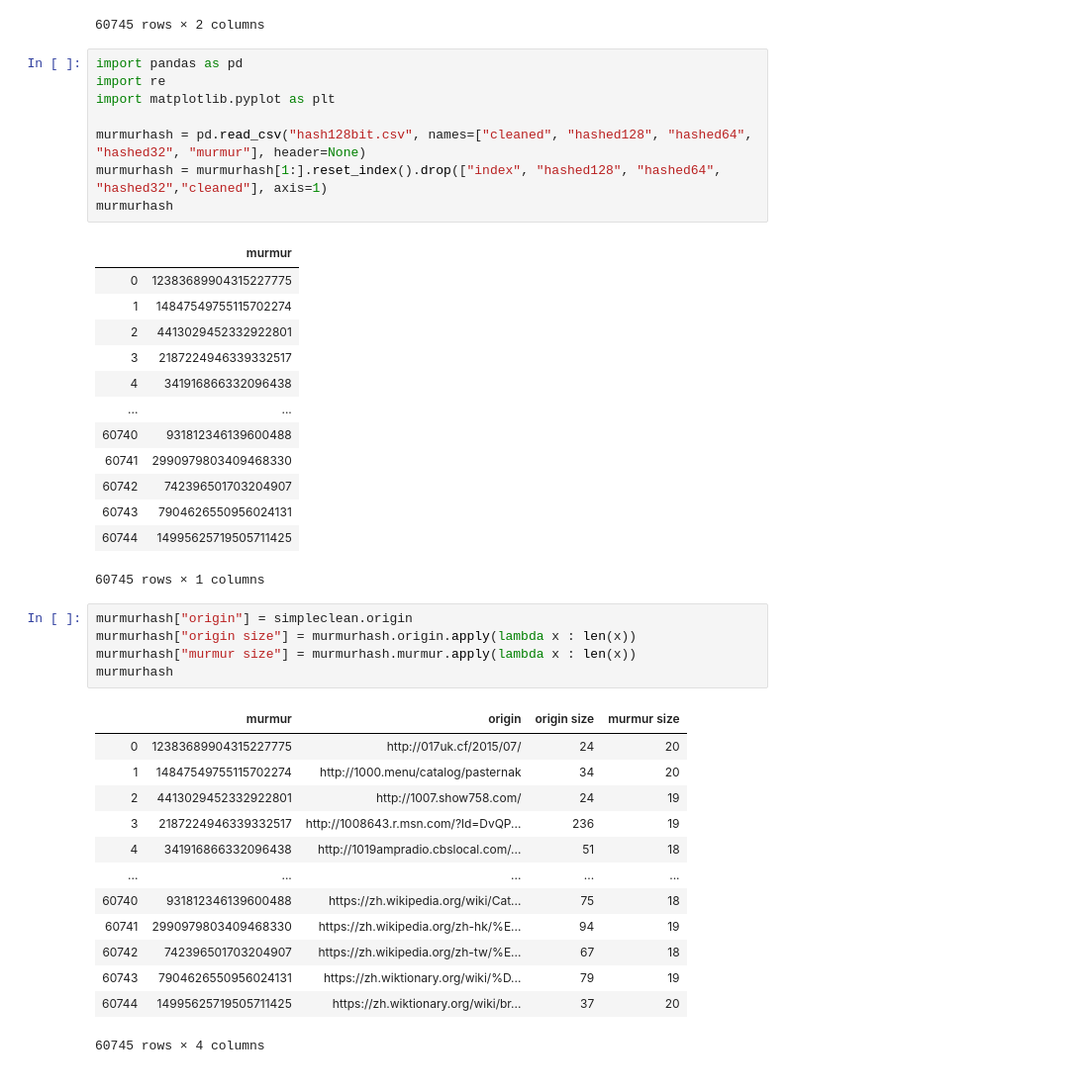
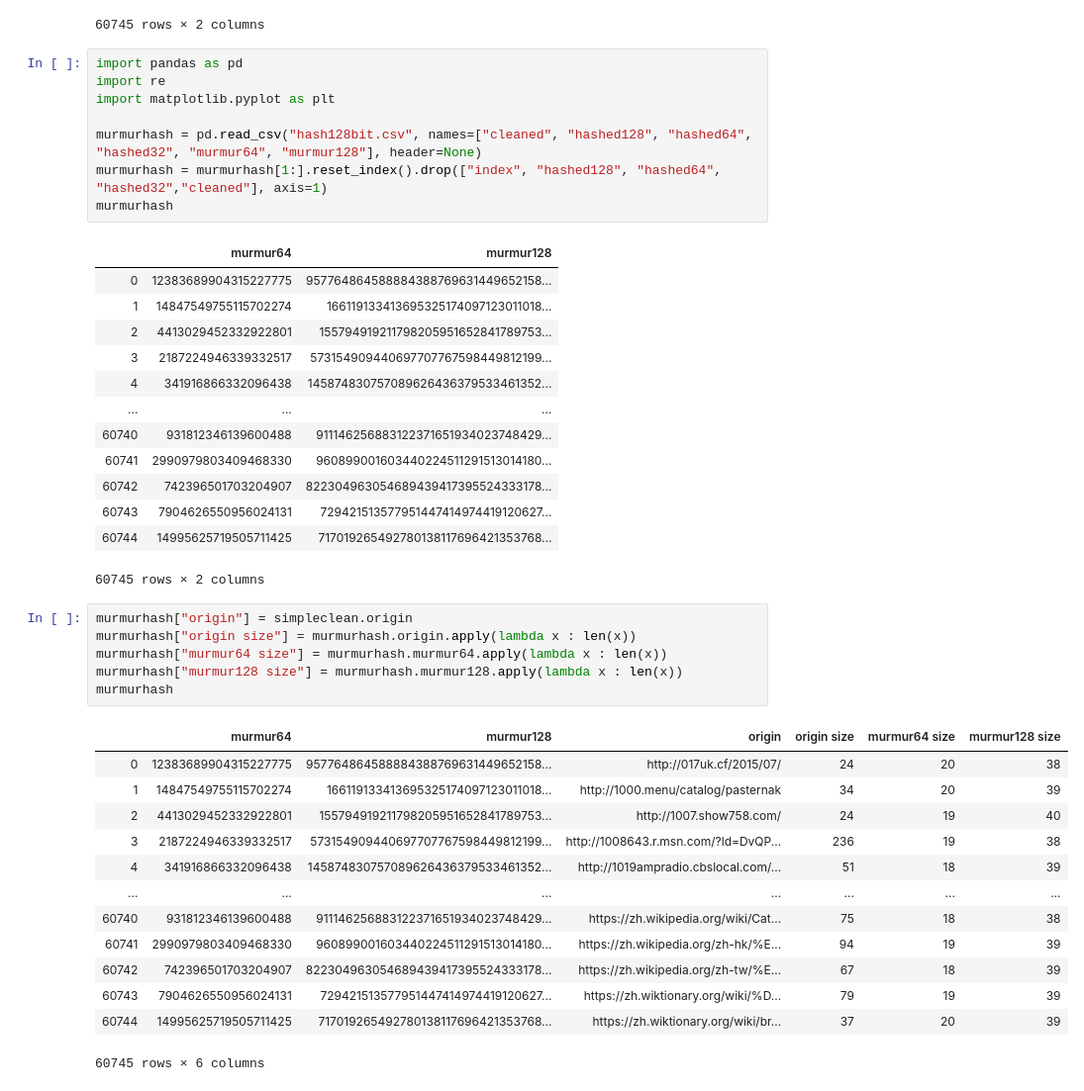
Before and after one commit to SIGSEGV-0x7/EWAS, a Jupyter notebook: graphing_allhashing/murmurhash/murmurhash_graph.ipynb, the cells around one changed output. Shown: that part at 99% size. Cells and saved outputs as stored; diff of their text form.

```diff
--- a/graphing_allhashing/murmurhash/murmurhash_graph.ipynb
+++ b/graphing_allhashing/murmurhash/murmurhash_graph.ipynb
@@ -24,42 +24,43 @@ import pandas as pd
 import re
 import matplotlib.pyplot as plt
 
-murmurhash = pd.read_csv("hash128bit.csv", names=["cleaned", "hashed128", "hashed64", "hashed32", "murmur"], header=None)
+murmurhash = pd.read_csv("hash128bit.csv", names=["cleaned", "hashed128", "hashed64", "hashed32", "murmur64", "murmur128"], header=None)
 murmurhash = murmurhash[1:].reset_index().drop(["index", "hashed128", "hashed64", "hashed32","cleaned"], axis=1)
 murmurhash
 # %% [output]
-|  | murmur |
-| 0 | 12383689904315227775 |
-| 1 | 14847549755115702274 |
-| 2 | 4413029452332922801 |
-| 3 | 2187224946339332517 |
-| 4 | 341916866332096438 |
-| ... | ... |
-| 60740 | 931812346139600488 |
-| 60741 | 2990979803409468330 |
-| 60742 | 742396501703204907 |
-| 60743 | 7904626550956024131 |
-| 60744 | 14995625719505711425 |
+|  | murmur64 | murmur128 |
+| 0 | 12383689904315227775 | 957764864588884388769631449652158... |
+| 1 | 14847549755115702274 | 166119133413695325174097123011018... |
+| 2 | 4413029452332922801 | 155794919211798205951652841789753... |
+| 3 | 2187224946339332517 | 573154909440697707767598449812199... |
+| 4 | 341916866332096438 | 145874830757089626436379533461352... |
+| ... | ... | ... |
+| 60740 | 931812346139600488 | 911146256883122371651934023748429... |
+| 60741 | 2990979803409468330 | 960899001603440224511291513014180... |
+| 60742 | 742396501703204907 | 822304963054689439417395524333178... |
+| 60743 | 7904626550956024131 | 729421513577951447414974419120627... |
+| 60744 | 14995625719505711425 | 717019265492780138117696421353768... |
-60745 rows × 1 columns
+60745 rows × 2 columns
 # %%
 murmurhash["origin"] = simpleclean.origin
 murmurhash["origin size"] = murmurhash.origin.apply(lambda x : len(x))
-murmurhash["murmur size"] = murmurhash.murmur.apply(lambda x : len(x))
+murmurhash["murmur64 size"] = murmurhash.murmur64.apply(lambda x : len(x))
+murmurhash["murmur128 size"] = murmurhash.murmur128.apply(lambda x : len(x))
 murmurhash
 # %% [output]
-|  | murmur | origin | origin size | murmur size |
-| 0 | 12383689904315227775 | http://017uk.cf/2015/07/ | 24 | 20 |
-| 1 | 14847549755115702274 | http://1000.menu/catalog/pasternak | 34 | 20 |
-| 2 | 4413029452332922801 | http://1007.show758.com/ | 24 | 19 |
-| 3 | 2187224946339332517 | http://1008643.r.msn.com/?ld=DvQP... | 236 | 19 |
-| 4 | 341916866332096438 | http://1019ampradio.cbslocal.com/... | 51 | 18 |
-| ... | ... | ... | ... | ... |
-| 60740 | 931812346139600488 | https://zh.wikipedia.org/wiki/Cat... | 75 | 18 |
-| 60741 | 2990979803409468330 | https://zh.wikipedia.org/zh-hk/%E... | 94 | 19 |
-| 60742 | 742396501703204907 | https://zh.wikipedia.org/zh-tw/%E... | 67 | 18 |
-| 60743 | 7904626550956024131 | https://zh.wiktionary.org/wiki/%D... | 79 | 19 |
-| 60744 | 14995625719505711425 | https://zh.wiktionary.org/wiki/br... | 37 | 20 |
+|  | murmur64 | murmur128 | origin | origin size | murmur64 size | murmur128 size |
+| 0 | 12383689904315227775 | 957764864588884388769631449652158... | http://017uk.cf/2015/07/ | 24 | 20 | 38 |
+| 1 | 14847549755115702274 | 166119133413695325174097123011018... | http://1000.menu/catalog/pasternak | 34 | 20 | 39 |
+| 2 | 4413029452332922801 | 155794919211798205951652841789753... | http://1007.show758.com/ | 24 | 19 | 40 |
+| 3 | 2187224946339332517 | 573154909440697707767598449812199... | http://1008643.r.msn.com/?ld=DvQP... | 236 | 19 | 38 |
+| 4 | 341916866332096438 | 145874830757089626436379533461352... | http://1019ampradio.cbslocal.com/... | 51 | 18 | 39 |
+| ... | ... | ... | ... | ... | ... | ... |
+| 60740 | 931812346139600488 | 911146256883122371651934023748429... | https://zh.wikipedia.org/wiki/Cat... | 75 | 18 | 38 |
+| 60741 | 2990979803409468330 | 960899001603440224511291513014180... | https://zh.wikipedia.org/zh-hk/%E... | 94 | 19 | 39 |
+| 60742 | 742396501703204907 | 822304963054689439417395524333178... | https://zh.wikipedia.org/zh-tw/%E... | 67 | 18 | 39 |
+| 60743 | 7904626550956024131 | 729421513577951447414974419120627... | https://zh.wiktionary.org/wiki/%D... | 79 | 19 | 39 |
+| 60744 | 14995625719505711425 | 717019265492780138117696421353768... | https://zh.wiktionary.org/wiki/br... | 37 | 20 | 39 |
-60745 rows × 4 columns
+60745 rows × 6 columns
 # %%
 import matplotlib
 import matplotlib.pyplot as plt
```
Also changed, not shown: parts of 1 cell of this notebook.
